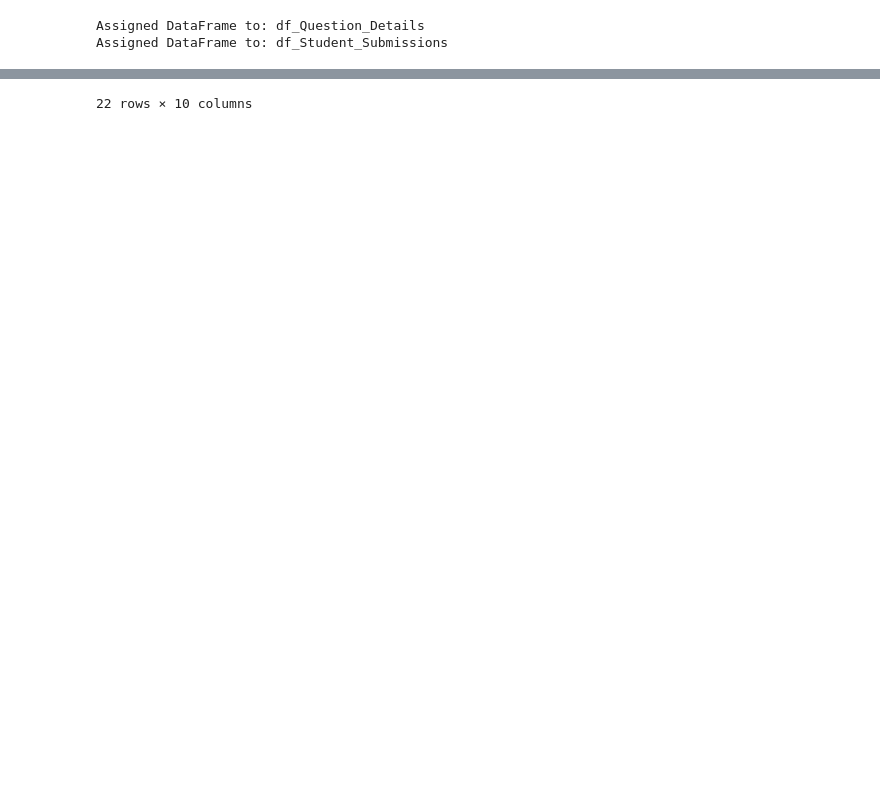
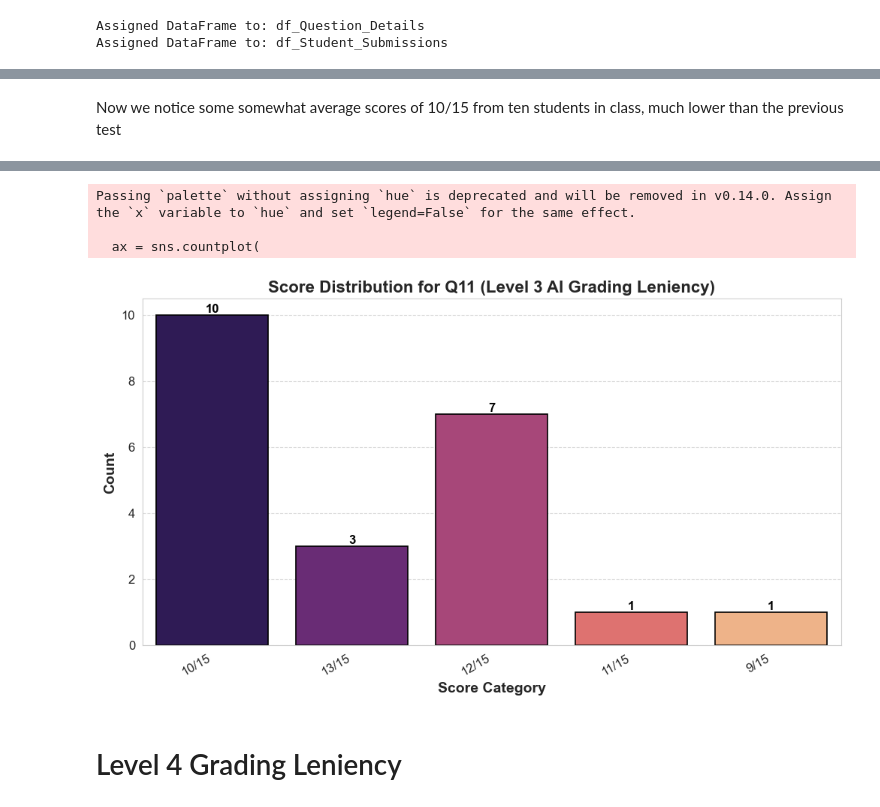
Before and after one commit to BU-Spark/ml-bu-autograder, a Jupyter notebook: Proof_of_Concept.ipynb, the cells around one changed output, grey strips where cells are left out. Saved outputs shown, nothing was run; the diff lists cells and outputs as text; code cells hidden in the pictures; blank space fills up the shorter version.

Commit message:
added AI grading on quiz 2 quiz

```diff
--- a/Proof_of_Concept.ipynb
+++ b/Proof_of_Concept.ipynb
@@ -469,0 +652,13 @@ df_Student_Quiz_Responses
+# %%
+df_Student_Quiz_Responses["question 11 grade lvl 2"] = df_Student_Quiz_Responses["question 11 answer"].apply(
+    lambda answer: grade_student_response_lvl2(COURSE_MATERIAL, answer))
+# %%
+#extract scores from the text
+def extract_score(text):
+    score = re.search(r"Score: (\d{1,2}/15)", text)
+    if score:
+        return score.group(1)
+    return None
+
+# Apply the function to each row in the 'question grade' column
+df_Student_Quiz_Responses['AI Q11 grade lvl 2'] = df_Student_Quiz_Responses['question 11 grade lvl 2'].apply(extract_score)
@@ -470 +801,6 @@ df_Student_Quiz_Responses
+# %%
+df_Student_Quiz_Responses["question 11 grade lvl 3"] = df_Student_Quiz_Responses["question 11 answer"].apply(
+    lambda answer: grade_student_response_lvl3(COURSE_MATERIAL, answer))
+# %%
+df_Student_Quiz_Responses['AI Q11 grade lvl 3'] = df_Student_Quiz_Responses['question 11 grade lvl 3'].apply(extract_score)
 # %%
@@ -477,3 +833,41 @@ df_Student_Quiz_Responses["question 14 grade"] = df_Student_Quiz_Responses["ques
+# %% [markdown]
+Now we notice some somewhat average scores of 10/15 from ten students in class, much lower than the previous test
 # %%
-df_Student_Quiz_Responses
+import seaborn as sns
+import matplotlib.pyplot as plt
+
+# Set a modern style
+sns.set_style("whitegrid")
+
+plt.figure(figsize=(12, 6))
+
+# Create the count plot with enhanced aesthetics
+ax = sns.countplot(
+    data=df_Student_Quiz_Responses,
+    x='AI Q11 grade lvl 3',
+    palette='magma',  # A more visually appealing color palette
+    edgecolor='black',  # Adds black edges to bars for better visibility
+    linewidth=1.2
+)
+
+# Add labels to bars
+for p in ax.patches:
+    ax.annotate(f'{int(p.get_height())}',
+                (p.get_x() + p.get_width() / 2, p.get_height()),
+                ha='center', va='bottom', fontsize=12, fontweight='bold', color='black')
+
+# Labels and title
+plt.xlabel("Score Category", fontsize=14, fontweight='bold')
+plt.ylabel("Count", fontsize=14, fontweight='bold')
+plt.title("Score Distribution for Q11 (Level 3 AI Grading Leniency)", fontsize=16, fontweight='bold')
+
+# Rotate x-axis labels for better readability
+plt.xticks(rotation=30, ha='right', fontsize=12)
+plt.yticks(fontsize=12)
+
+# Add a subtle grid for better readability
+plt.grid(axis='y', linestyle="--", alpha=0.7)
+
+# Show the plot
+plt.show()
 # %% [output]
@@ -486 +874,6 @@ df_Student_Quiz_Responses
-22 rows × 10 columns
+Passing `palette` without assigning `hue` is deprecated and will be removed in v0.14.0. Assign the `x` variable to `hue` and set `legend=False` for the same effect.
+
+  ax = sns.countplot(
+[figure, added]
+# %% [markdown]
+# Level 4 Grading Leniency
```
Also changed, not shown: parts of 48 cells of this notebook.
